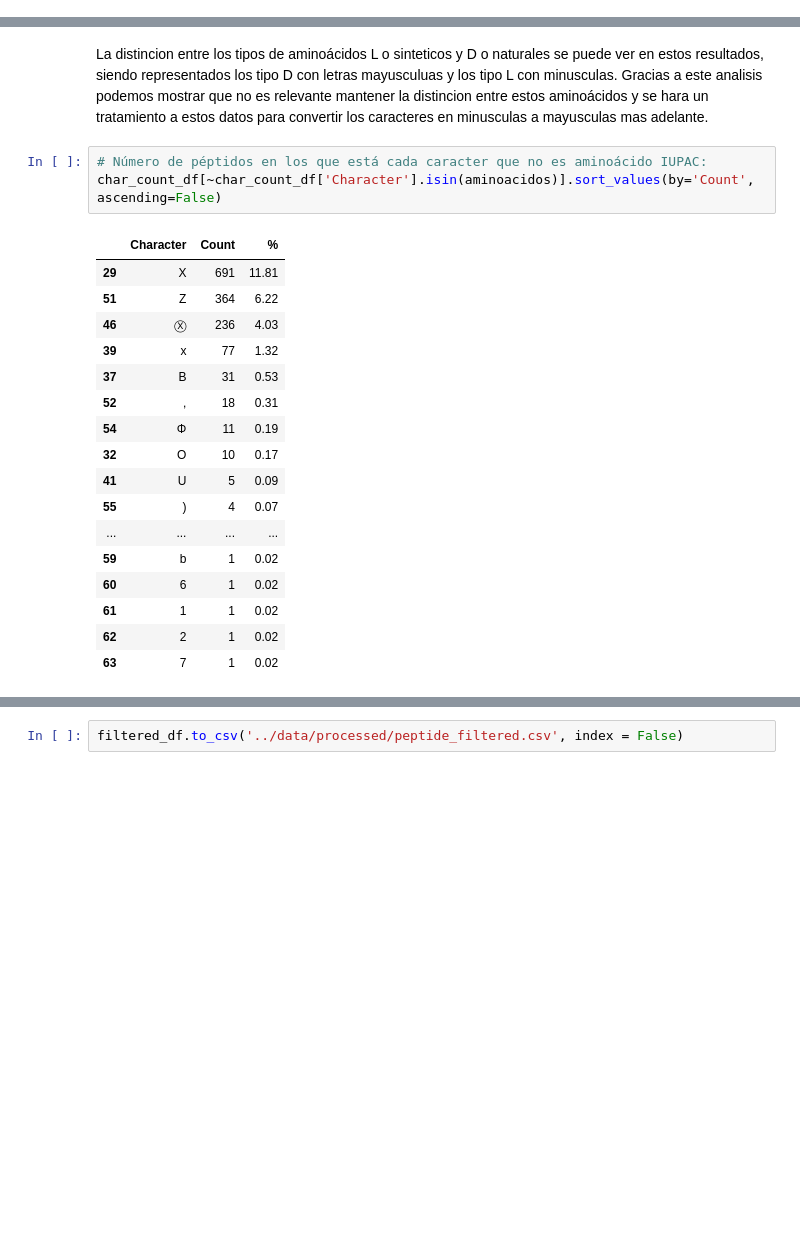
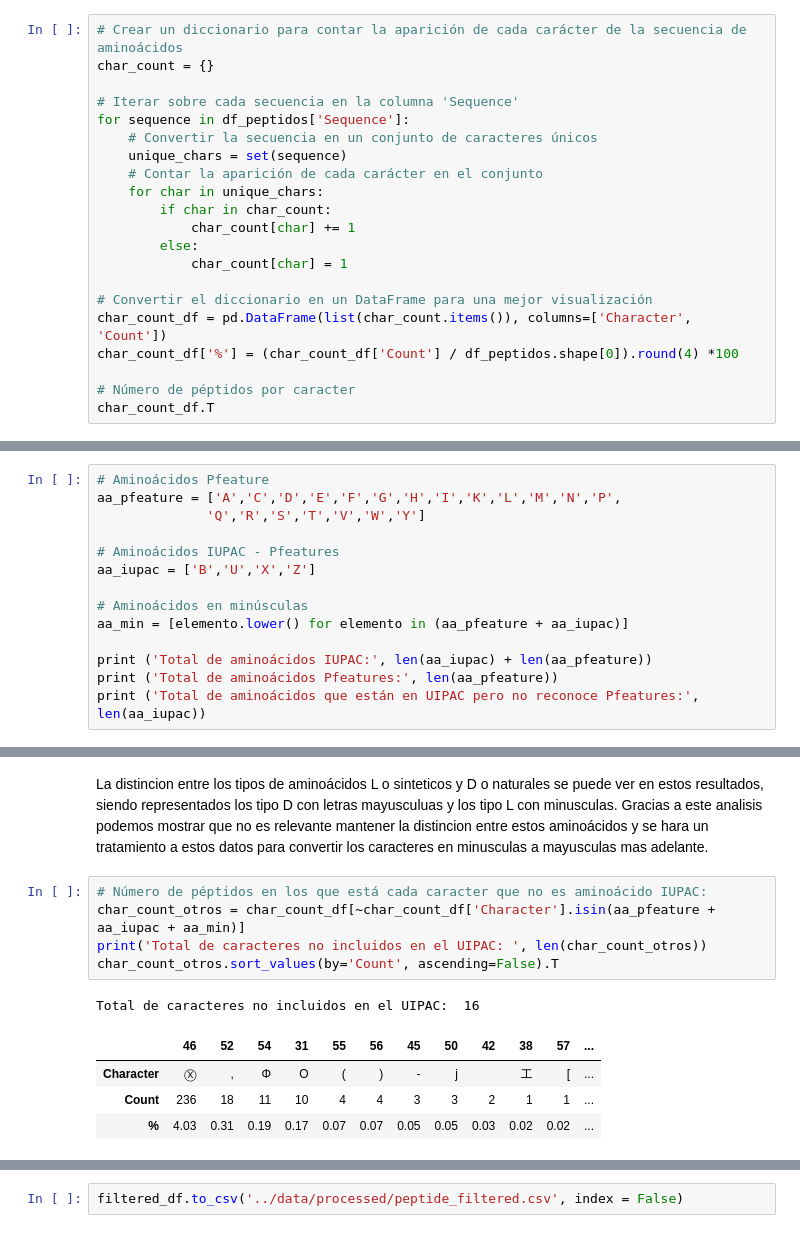
Before and after one commit to A01795375/Proyecto_Integrador_cancer, a Jupyter notebook: notebooks/Avance 2.1.ipynb, the cells around one changed output, grey strips where cells are left out. Cells and saved outputs as stored; diff of their text form; blank space fills up the shorter version.

Commit message:
ajuste aminoacidos X

```diff
--- a/notebooks/Avance 2.1.ipynb
+++ b/notebooks/Avance 2.1.ipynb
@@ -158,3 +157,24 @@ df_peptidos["Sequence"].map(lambda x: re.sub(r"[\"]",'',x))
 5849                            KLWCKSSQVPQSR
 5850    TKEQKEQIAKATGLTTKQVRNWYVQLNASIKVCMCSC
 Name: Sequence, Length: 5851, dtype: object
+# %%
+# Crear un diccionario para contar la aparición de cada carácter de la secuencia de aminoácidos
+char_count = {}
+
+# Iterar sobre cada secuencia en la columna 'Sequence'
+for sequence in df_peptidos['Sequence']:
+    # Convertir la secuencia en un conjunto de caracteres únicos
+    unique_chars = set(sequence)
+    # Contar la aparición de cada carácter en el conjunto
+    for char in unique_chars:
+        if char in char_count:
+            char_count[char] += 1
+        else:
+            char_count[char] = 1
+
+# Convertir el diccionario en un DataFrame para una mejor visualización
+char_count_df = pd.DataFrame(list(char_count.items()), columns=['Character', 'Count'])
+char_count_df['%'] = (char_count_df['Count'] / df_peptidos.shape[0]).round(4) *100
+
+# Número de péptidos por caracter
+char_count_df.T
@@ -160,0 +189,14 @@ Name: Sequence, Length: 5851, dtype: object
+# %%
+# Aminoácidos Pfeature
+aa_pfeature = ['A','C','D','E','F','G','H','I','K','L','M','N','P',
+              'Q','R','S','T','V','W','Y']
+
+# Aminoácidos IUPAC - Pfeatures
+aa_iupac = ['B','U','X','Z']
+
+# Aminoácidos en minúsculas
+aa_min = [elemento.lower() for elemento in (aa_pfeature + aa_iupac)]
+
+print ('Total de aminoácidos IUPAC:', len(aa_iupac) + len(aa_pfeature))
+print ('Total de aminoácidos Pfeatures:', len(aa_pfeature))
+print ('Total de aminoácidos que están en UIPAC pero no reconoce Pfeatures:', len(aa_iupac))
@@ -214,22 +268,12 @@ char_count_df[char_count_df['Character'].isin(aminoacidos)].sort_values(by='Coun
 La distincion entre los tipos de aminoácidos L o sinteticos y D o naturales se puede ver en estos resultados, siendo representados los tipo D con letras mayusculuas y los tipo L con minusculas. Gracias a este analisis podemos mostrar que no es relevante mantener la distincion entre estos aminoácidos y se hara un tratamiento a estos datos para convertir los caracteres en minusculas a mayusculas mas adelante.
 # %%
 # Número de péptidos en los que está cada caracter que no es aminoácido IUPAC:
-char_count_df[~char_count_df['Character'].isin(aminoacidos)].sort_values(by='Count', ascending=False)
+char_count_otros = char_count_df[~char_count_df['Character'].isin(aa_pfeature + aa_iupac + aa_min)]
+print('Total de caracteres no incluidos en el UIPAC: ', len(char_count_otros))
+char_count_otros.sort_values(by='Count', ascending=False).T
 # %% [output]
+Total de caracteres no incluidos en el UIPAC:  16
-|  | Character | Count | % |
-| 29 | X | 691 | 11.81 |
-| 51 | Z | 364 | 6.22 |
-| 46 | Ⓧ | 236 | 4.03 |
-| 39 | x | 77 | 1.32 |
-| 37 | B | 31 | 0.53 |
-| 52 | , | 18 | 0.31 |
-| 54 | Φ | 11 | 0.19 |
-| 32 | O | 10 | 0.17 |
-| 41 | U | 5 | 0.09 |
-| 55 | ) | 4 | 0.07 |
-| ... | ... | ... | ... |
-| 59 | b | 1 | 0.02 |
-| 60 | 6 | 1 | 0.02 |
-| 61 | 1 | 1 | 0.02 |
-| 62 | 2 | 1 | 0.02 |
-| 63 | 7 | 1 | 0.02 |
+|  | 46 | 52 | 54 | 31 | 55 | 56 | 45 | 50 | 42 | 38 | 57 | ... |
+| Character | Ⓧ | , | Φ | O | ( | ) | - | j |  | 工 | [ | ... |
+| Count | 236 | 18 | 11 | 10 | 4 | 4 | 3 | 3 | 2 | 1 | 1 | ... |
+| % | 4.03 | 0.31 | 0.19 | 0.17 | 0.07 | 0.07 | 0.05 | 0.05 | 0.03 | 0.02 | 0.02 | ... |
```
Also changed, not shown: parts of 20 cells of this notebook, 2 other files.
